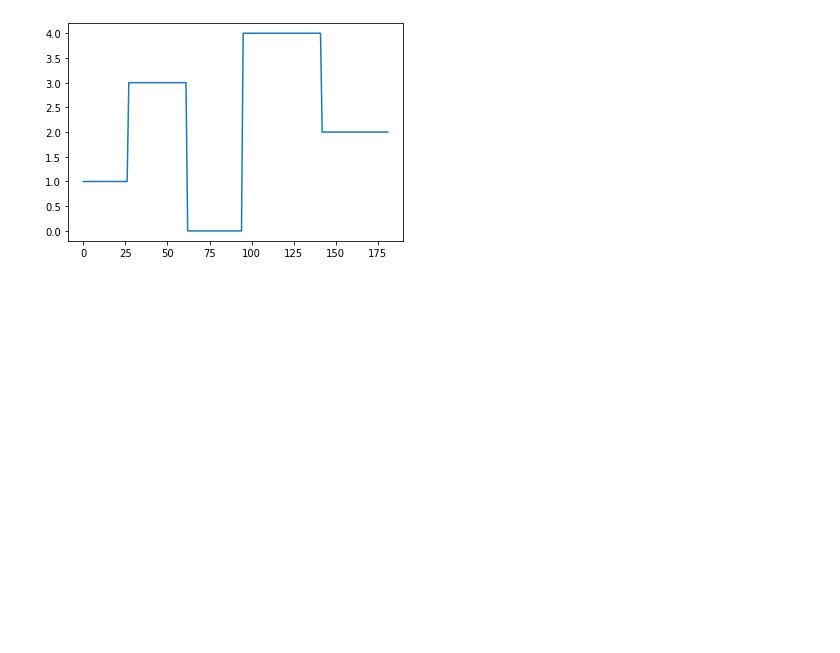
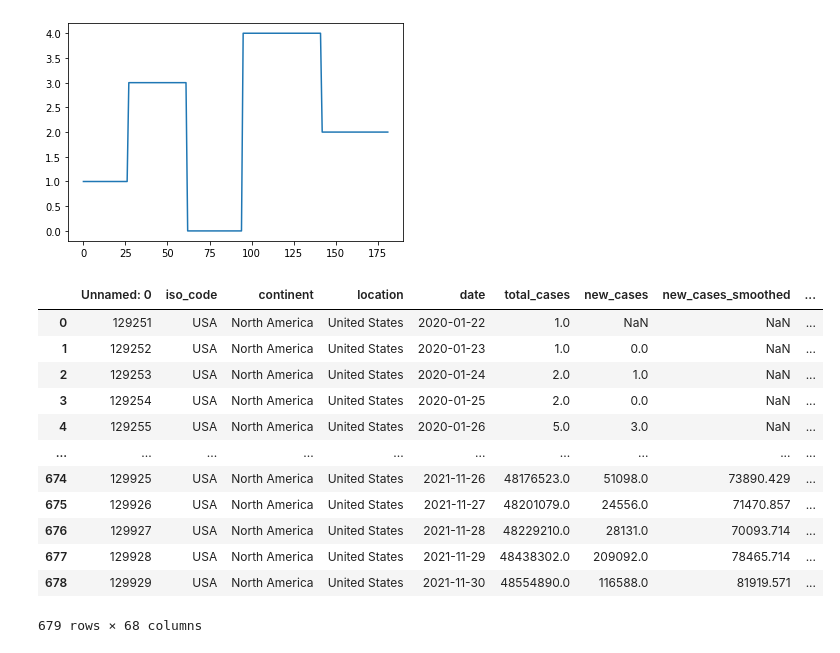
Before and after one commit to garimendra/cse8803epi.github.io, a Jupyter notebook: src/EPI_ILI.ipynb, the cells around one changed output. Saved outputs shown, nothing was run; the diff lists cells and outputs as text; code cells hidden in the pictures; blank space fills up the shorter version.

```diff
--- a/src/EPI_ILI.ipynb
+++ b/src/EPI_ILI.ipynb
@@ -324,3 +324,20 @@ plt.plot(h_doge2)
 # %% [output]
 [<matplotlib.lines.Line2D at 0x...>]
 [figure]
+# %%
+df_covid = pd.read_csv('US-covid-data.csv')
+df_covid
+# %% [output]
+|  | Unnamed: 0 | iso_code | continent | location | date | total_cases | new_cases | new_cases_smoothed | ... |
+| 0 | 129251 | USA | North America | United States | 2020-01-22 | 1.0 | NaN | NaN | ... |
+| 1 | 129252 | USA | North America | United States | 2020-01-23 | 1.0 | 0.0 | NaN | ... |
+| 2 | 129253 | USA | North America | United States | 2020-01-24 | 2.0 | 1.0 | NaN | ... |
+| 3 | 129254 | USA | North America | United States | 2020-01-25 | 2.0 | 0.0 | NaN | ... |
+| 4 | 129255 | USA | North America | United States | 2020-01-26 | 5.0 | 3.0 | NaN | ... |
+| ... | ... | ... | ... | ... | ... | ... | ... | ... | ... |
+| 674 | 129925 | USA | North America | United States | 2021-11-26 | 48176523.0 | 51098.0 | 73890.429 | ... |
+| 675 | 129926 | USA | North America | United States | 2021-11-27 | 48201079.0 | 24556.0 | 71470.857 | ... |
+| 676 | 129927 | USA | North America | United States | 2021-11-28 | 48229210.0 | 28131.0 | 70093.714 | ... |
+| 677 | 129928 | USA | North America | United States | 2021-11-29 | 48438302.0 | 209092.0 | 78465.714 | ... |
+| 678 | 129929 | USA | North America | United States | 2021-11-30 | 48554890.0 | 116588.0 | 81919.571 | ... |
+679 rows × 68 columns
```
Also changed, not shown: parts of 13 cells of this notebook, 1 other file.
